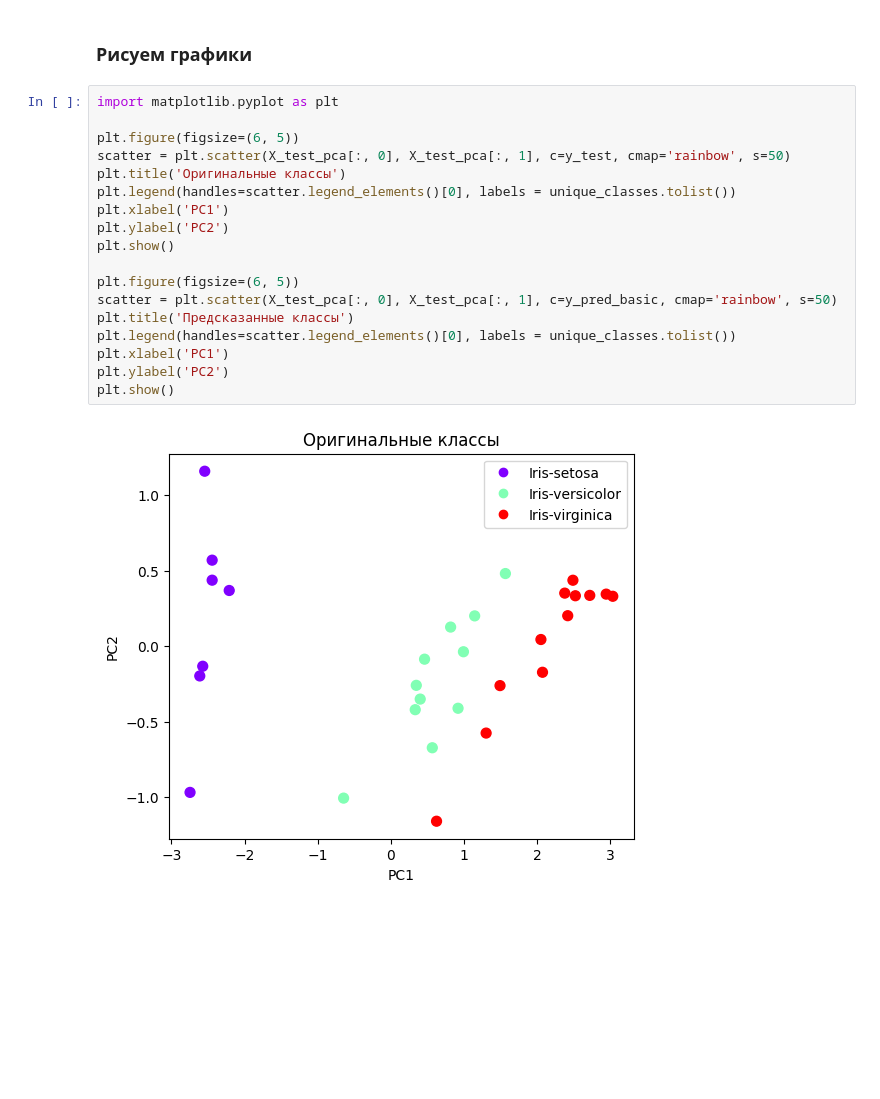
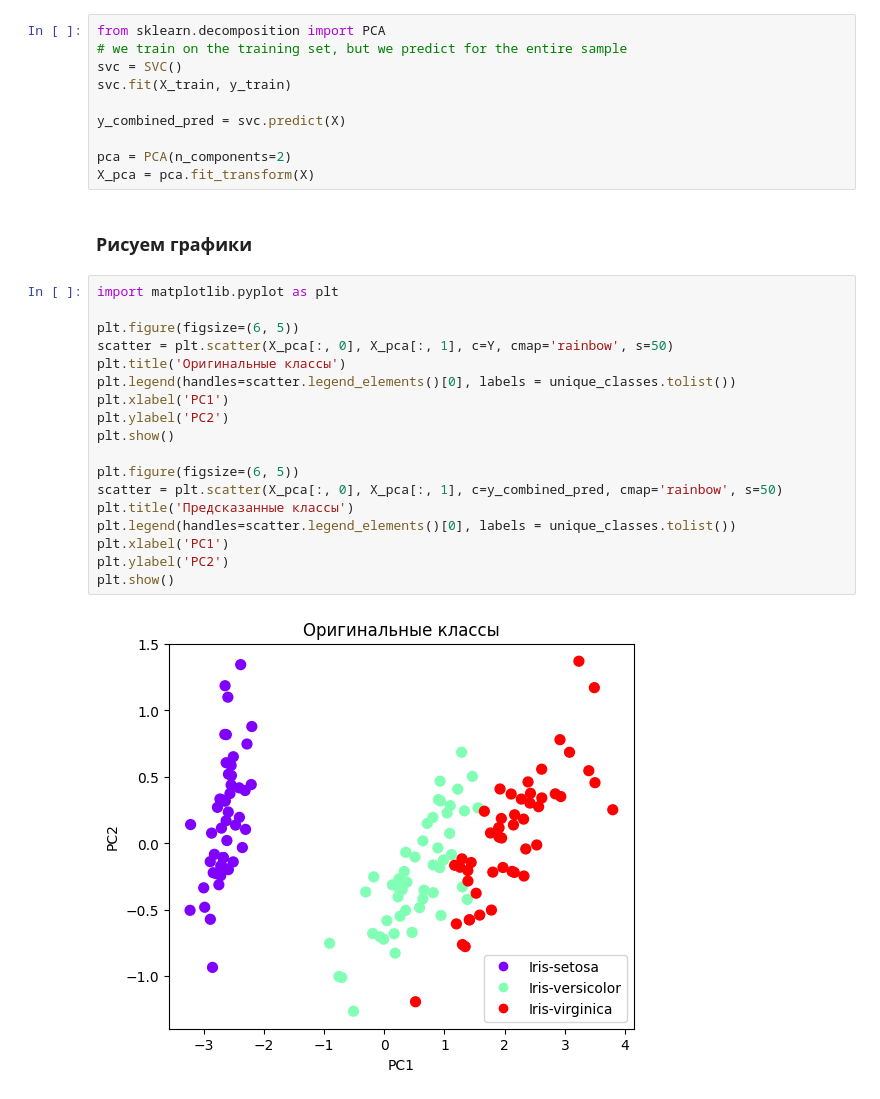
Before and after one commit to Konstantinst128027/spbu-python-course, a Jupyter notebook: project/Task7/numpy_homework.ipynb, the cells around one changed output. Saved outputs shown, nothing was run; the diff lists cells and outputs as text; blank space fills up the shorter version.

```diff
--- a/project/Task7/numpy_homework.ipynb
+++ b/project/Task7/numpy_homework.ipynb
@@ -200,22 +193,32 @@ X_test_pca = pca.transform(X_test)
+# %%
+from sklearn.decomposition import PCA
+# we train on the training set, but we predict for the entire sample
+svc = SVC()
+svc.fit(X_train, y_train)
+
+y_combined_pred = svc.predict(X)
+
+pca = PCA(n_components=2)
+X_pca = pca.fit_transform(X)
 # %% [markdown]
 ### Рисуем графики
 # %%
 import matplotlib.pyplot as plt
 
 plt.figure(figsize=(6, 5))
-scatter = plt.scatter(X_test_pca[:, 0], X_test_pca[:, 1], c=y_test, cmap='rainbow', s=50)
+scatter = plt.scatter(X_pca[:, 0], X_pca[:, 1], c=Y, cmap='rainbow', s=50)
 plt.title('Оригинальные классы')
 plt.legend(handles=scatter.legend_elements()[0], labels = unique_classes.tolist())
 plt.xlabel('PC1')
 plt.ylabel('PC2')
 plt.show()
 
 plt.figure(figsize=(6, 5))
-scatter = plt.scatter(X_test_pca[:, 0], X_test_pca[:, 1], c=y_pred_basic, cmap='rainbow', s=50)
+scatter = plt.scatter(X_pca[:, 0], X_pca[:, 1], c=y_combined_pred, cmap='rainbow', s=50)
 plt.title('Предсказанные классы')
 plt.legend(handles=scatter.legend_elements()[0], labels = unique_classes.tolist())
 plt.xlabel('PC1')
 plt.ylabel('PC2')
 plt.show()
 # %% [output]
-[figure, old version]
+[figure, new version]
```
Also changed, not shown: parts of 2 cells of this notebook, 1 other file.
